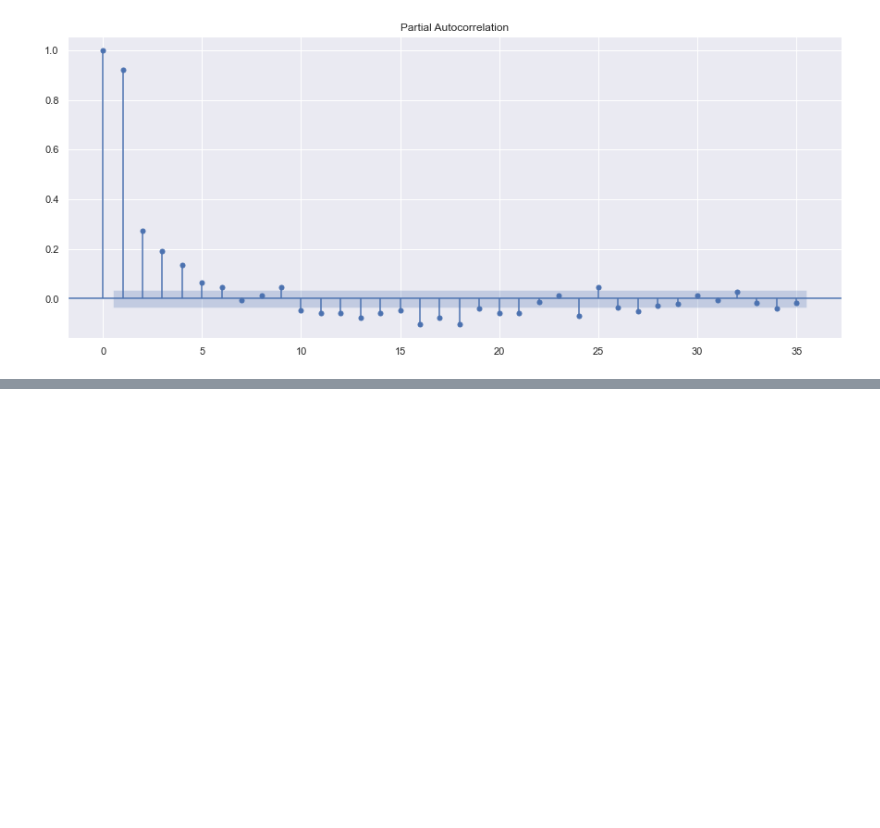
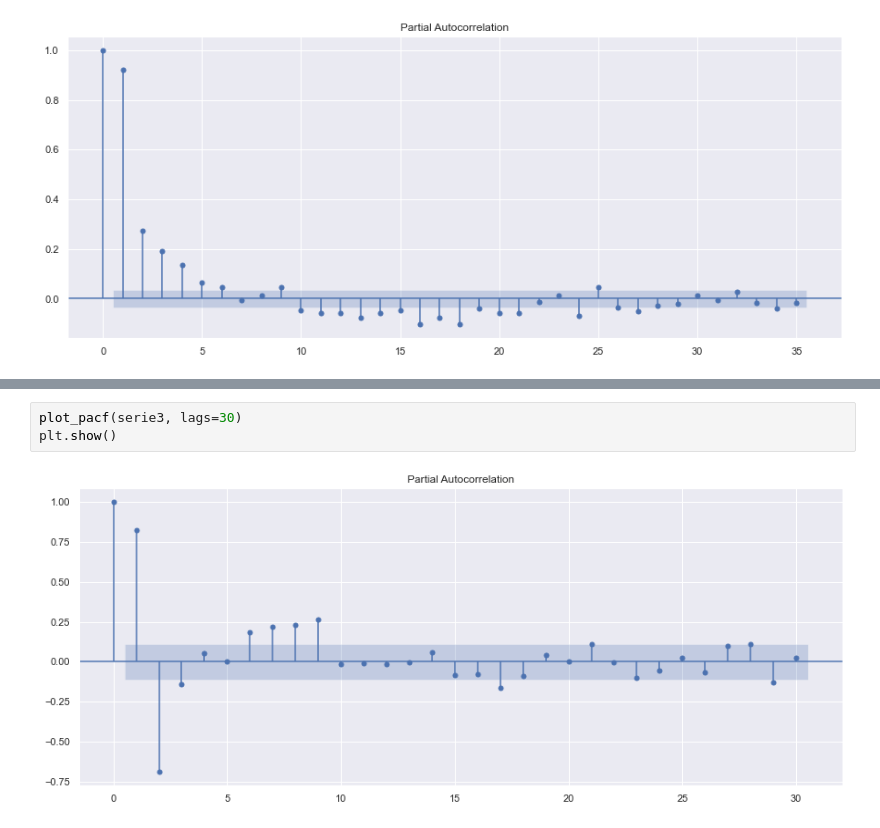
Before and after one commit to hernandesmjunior/Python-Series-Temporais, a Jupyter notebook: Curso de Séries Temporais com Python - Prof Luciano Galdino/Fundamentos de Séries Temporais/Autocorrelacao.ipynb, the cells around one changed output, grey strips where cells are left out. Saved outputs shown, nothing was run; the diff lists cells and outputs as text; blank space fills up the shorter version.

```diff
--- a/Curso de Séries Temporais com Python - Prof Luciano Galdino/Fundamentos de Séries Temporais/Autocorrelacao.ipynb
+++ b/Curso de Séries Temporais com Python - Prof Luciano Galdino/Fundamentos de Séries Temporais/Autocorrelacao.ipynb
@@ -81,0 +131,5 @@ plt.show()
+# %%
+plot_pacf(serie3, lags=30)
+plt.show()
+# %% [output]
+[figure, added]
```
Also changed, not shown: parts of 7 cells of this notebook.
